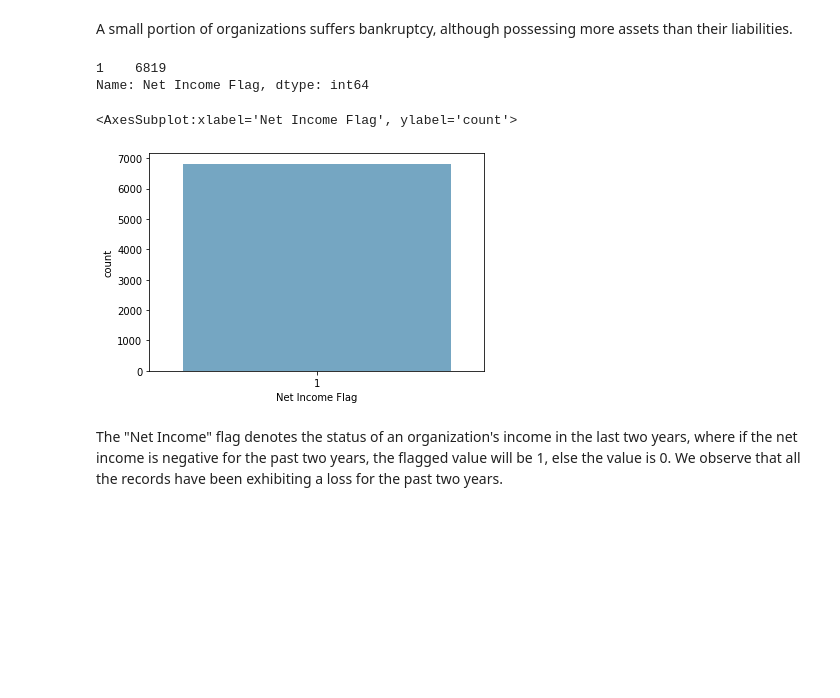
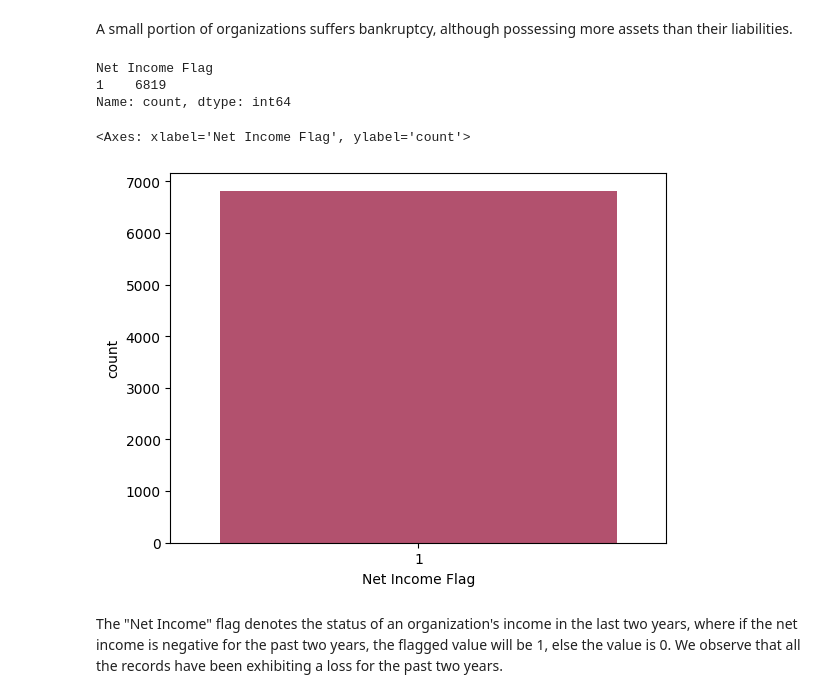
Before and after one commit to bonjune/SecureQuery, a Jupyter notebook: bankruptcy-analysis.ipynb, the cells around one changed output. Saved outputs shown, nothing was run; the diff lists cells and outputs as text; code cells hidden in the pictures; blank space fills up the shorter version.

```diff
--- a/bankruptcy-analysis.ipynb
+++ b/bankruptcy-analysis.ipynb
@@ -137,13 +137,14 @@ A small portion of organizations suffers bankruptcy, although possessing more as
 # %%
 value = randint(0, len(colors)-1)
 
 print(data['Net Income Flag'].value_counts())
-sns.countplot('Net Income Flag',data=data,palette = colors[value])
+sns.countplot(data, x='Net Income Flag', palette = colors[value])
 # %% [output]
+Net Income Flag
 1    6819
-Name: Net Income Flag, dtype: int64
+Name: count, dtype: int64
-<AxesSubplot:xlabel='Net Income Flag', ylabel='count'>
+<Axes: xlabel='Net Income Flag', ylabel='count'>
-[figure, old version]
+[figure, new version]
 # %% [markdown]
 The "Net Income" flag denotes the status of an organization's income in the last two years, where if the net income is negative for the past two years, the flagged value will be 1, else the value is 0. We observe that all the records have been exhibiting a loss for the past two years.
 # %%
```
Also changed, not shown: parts of 2 cells of this notebook.
